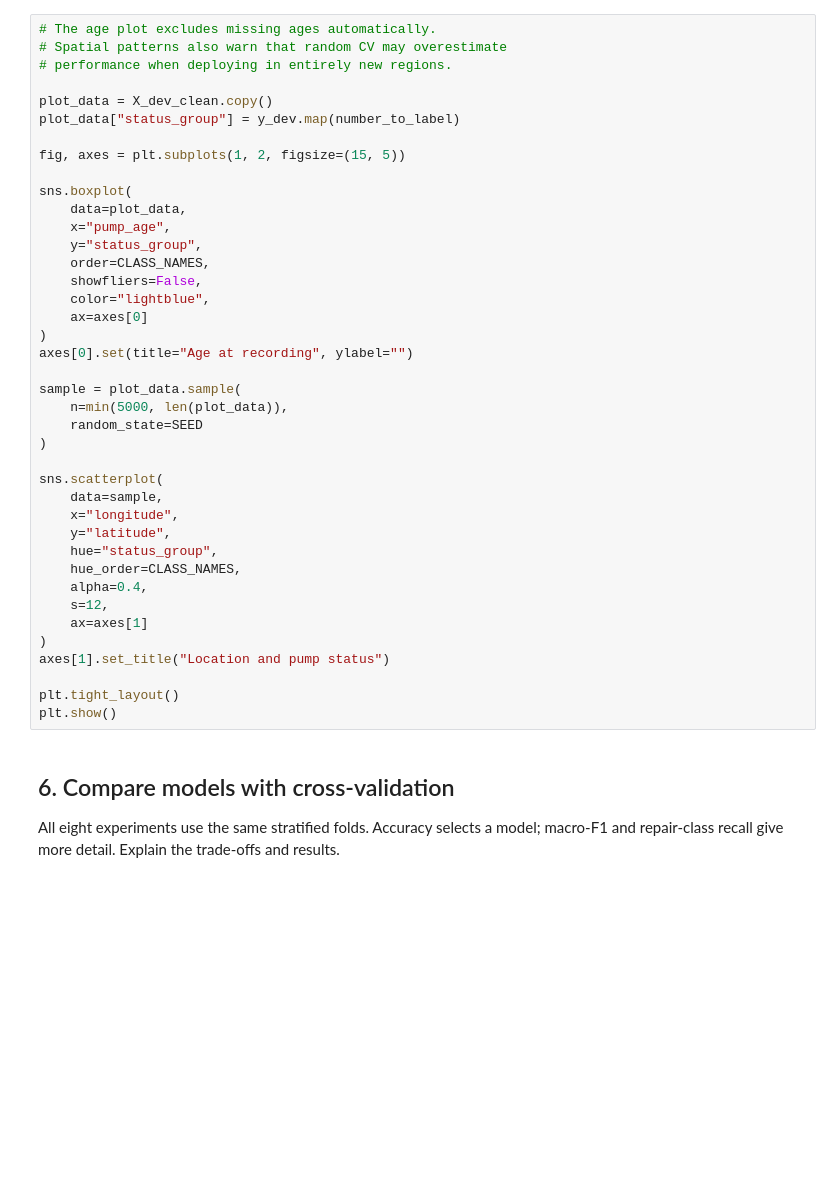
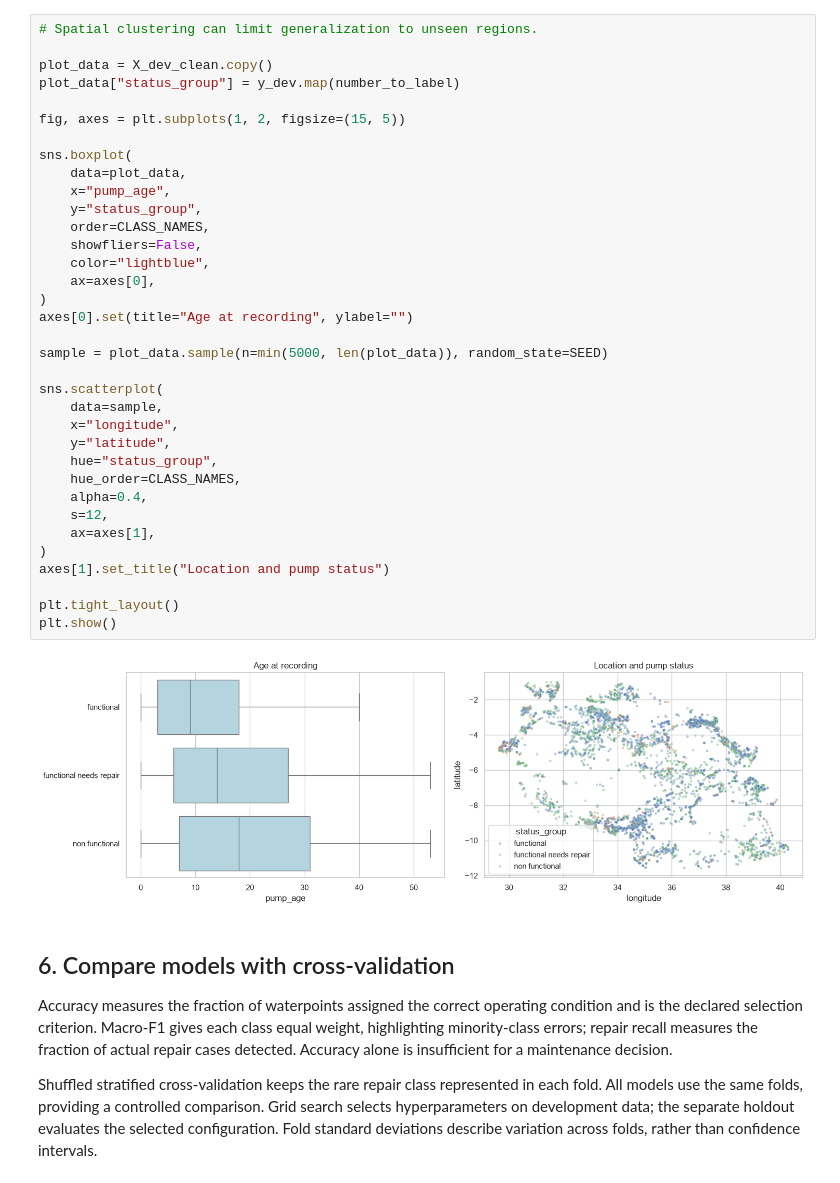
Before and after one commit to Mayedyr/pump-it-up-water-pumps, a Jupyter notebook: notebooks/project.ipynb, the cells around one changed output. Drawn from its saved outputs; the diff is of its cells as text; blank space fills up the shorter version.

Commit message:
Use static result markdown and clean up project files

```diff
--- a/notebooks/project.ipynb
+++ b/notebooks/project.ipynb
@@ -328,44 +403,43 @@ print("Prepared development shape:", X_dev_clean.shape)
 # %%
-# The age plot excludes missing ages automatically.
-# Spatial patterns also warn that random CV may overestimate
-# performance when deploying in entirely new regions.
+# Spatial clustering can limit generalization to unseen regions.
 
 plot_data = X_dev_clean.copy()
 plot_data["status_group"] = y_dev.map(number_to_label)
 
 fig, axes = plt.subplots(1, 2, figsize=(15, 5))
 
 sns.boxplot(
     data=plot_data,
     x="pump_age",
     y="status_group",
     order=CLASS_NAMES,
     showfliers=False,
     color="lightblue",
-    ax=axes[0]
+    ax=axes[0],
 )
 axes[0].set(title="Age at recording", ylabel="")
 
-sample = plot_data.sample(
-    n=min(5000, len(plot_data)),
-    random_state=SEED
-)
+sample = plot_data.sample(n=min(5000, len(plot_data)), random_state=SEED)
 
 sns.scatterplot(
     data=sample,
     x="longitude",
     y="latitude",
     hue="status_group",
     hue_order=CLASS_NAMES,
     alpha=0.4,
     s=12,
-    ax=axes[1]
+    ax=axes[1],
 )
 axes[1].set_title("Location and pump status")
 
 plt.tight_layout()
 plt.show()
+# %% [output]
+[figure, added]
 # %% [markdown]
 ## 6. Compare models with cross-validation
 
-All eight experiments use the same stratified folds. Accuracy selects a model; macro-F1 and repair-class recall give more detail. Explain the trade-offs and results.
+Accuracy measures the fraction of waterpoints assigned the correct operating condition and is the declared selection criterion. Macro-F1 gives each class equal weight, highlighting minority-class errors; repair recall measures the fraction of actual repair cases detected. Accuracy alone is insufficient for a maintenance decision.
+
+Shuffled stratified cross-validation keeps the rare repair class represented in each fold. All models use the same folds, providing a controlled comparison. Grid search selects hyperparameters on development data; the separate holdout evaluates the selected configuration. Fold standard deviations describe variation across folds, rather than confidence intervals.
```
Also changed, not shown: parts of 38 cells of this notebook, 3 other files.
